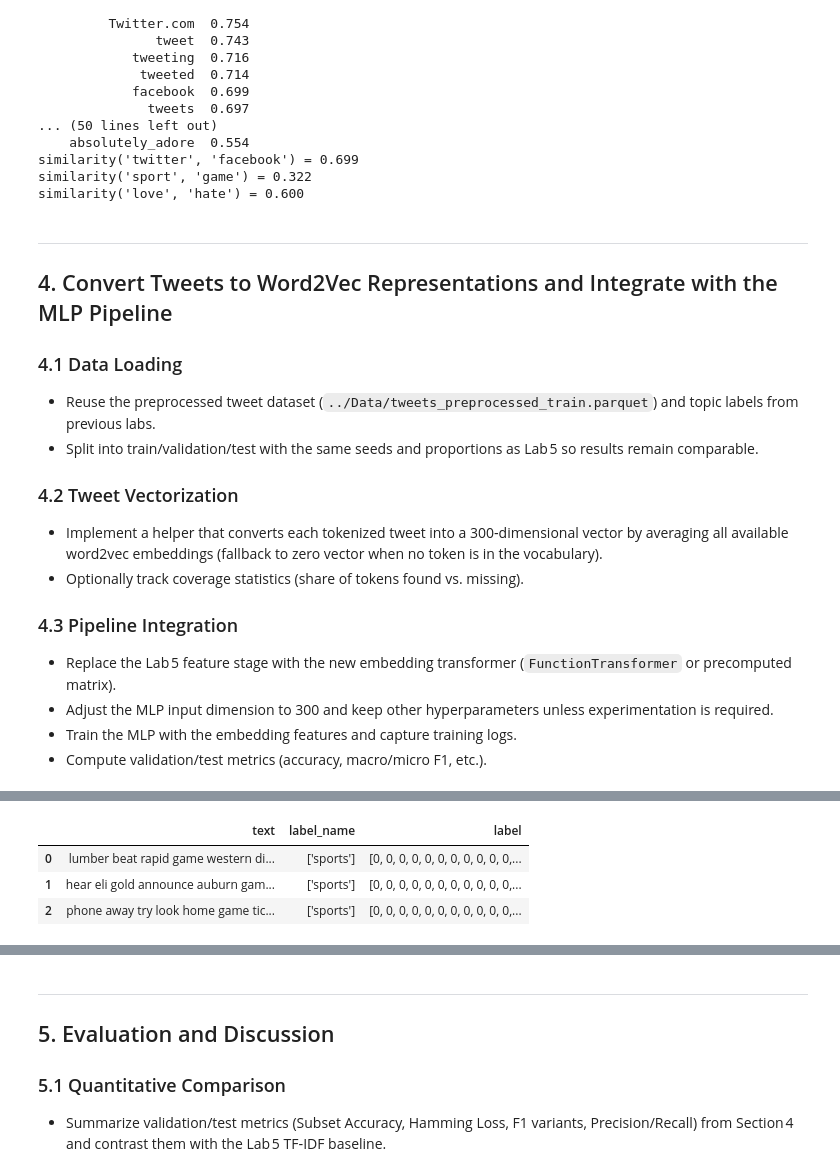
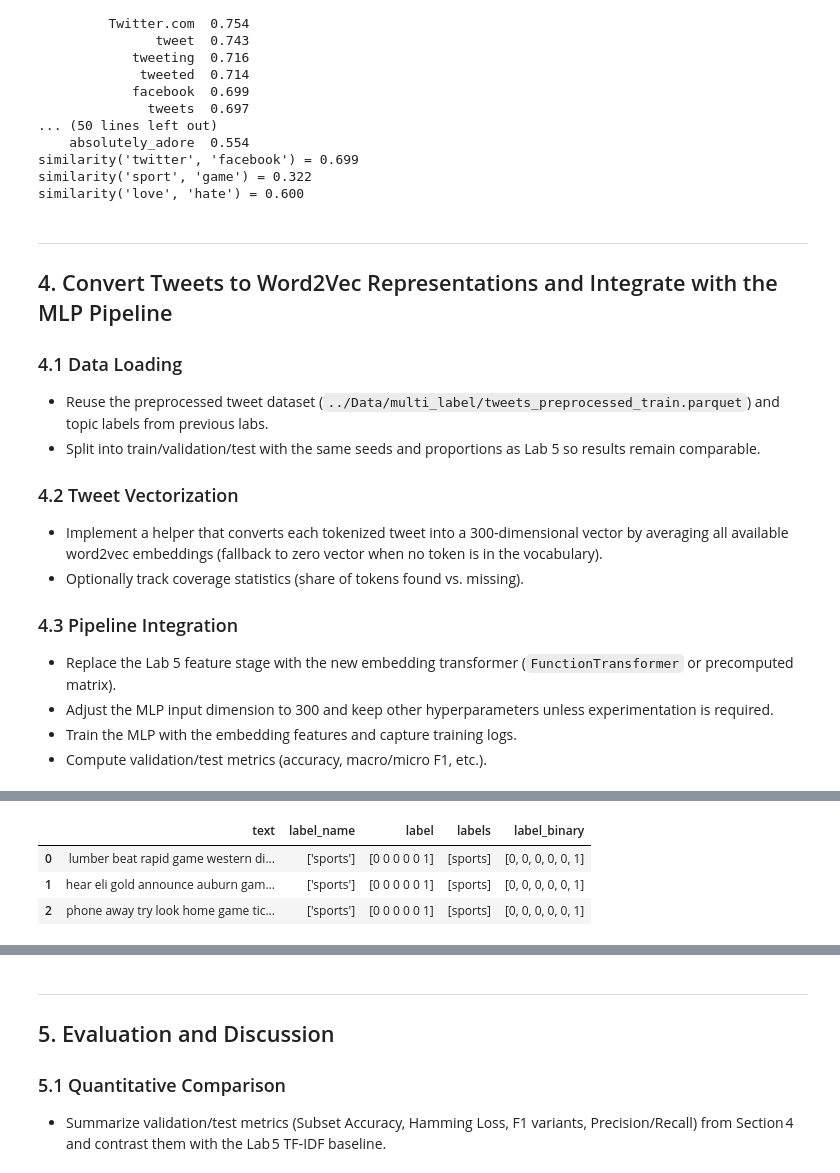
Before and after one commit to justus0306/NLP_25_26, a Jupyter notebook: Abgabe/Notebooks/lab6.ipynb, the cells around one changed output, grey strips where cells are left out. Saved outputs shown, nothing was run; the diff lists cells and outputs as text; code cells hidden in the pictures.

```diff
--- a/Abgabe/Notebooks/lab6.ipynb
+++ b/Abgabe/Notebooks/lab6.ipynb
@@ -181,23 +180,77 @@ similarity('love', 'hate') = 0.600
 ## 4. Convert Tweets to Word2Vec Representations and Integrate with the MLP Pipeline
 
 ### 4.1 Data Loading
-- Reuse the preprocessed tweet dataset (`../Data/tweets_preprocessed_train.parquet`) and topic labels from previous labs.
-- Split into train/validation/test with the same seeds and proportions as Lab 5 so results remain comparable.
+- Reuse the preprocessed tweet dataset (`../Data/multi_label/tweets_preprocessed_train.parquet`) and topic labels from previous labs.
+- Split into train/validation/test with the same seeds and proportions as Lab 5 so results remain comparable.
 
 ### 4.2 Tweet Vectorization
 - Implement a helper that converts each tokenized tweet into a 300‑dimensional vector by averaging all available word2vec embeddings (fallback to zero vector when no token is in the vocabulary).
 - Optionally track coverage statistics (share of tokens found vs. missing).
 
 ### 4.3 Pipeline Integration
-- Replace the Lab 5 feature stage with the new embedding transformer (`FunctionTransformer` or precomputed matrix).
+- Replace the Lab 5 feature stage with the new embedding transformer (`FunctionTransformer` or precomputed matrix).
 - Adjust the MLP input dimension to 300 and keep other hyperparameters unless experimentation is required.
 - Train the MLP with the embedding features and capture training logs.
 - Compute validation/test metrics (accuracy, macro/micro F1, etc.).
 # %%
-# Load preprocessed training data from Lab 2
-print("\nLoading preprocessed training data from Lab 2...")
-df_train = pd.read_parquet(TRAIN_DATA_PATH)
-print(f"Training samples: {len(df_train):,}")
-print(f"Columns: {df_train.columns.tolist()}")
-df_train. head(3)
+# ============================================================
+# DATEN LADEN (KONSISTENT MIT LAB 5)
+# ============================================================
+# Lädt alle Daten aus den vorverarbeiteten Parquet-Dateien
+
+def parse_labels(value) -> List[str]:
+    """Parse label_name column into consistent Python lists (wie in Lab 5)."""
+    if isinstance(value, (list, np.ndarray)):
+        return [str(v) for v in value]
+    if isinstance(value, tuple):
+        return [str(v) for v in value]
+    if isinstance(value, str):
+        value = value.strip()
+        if value.startswith('[') and value.endswith(']'):
+            inner = value[1:-1].strip()
+            if not inner:
+                return []
+            inner = inner.replace("'", "").replace('"', '')
+            labels = [l.strip() for l in inner.split() if l.strip()]
+            return labels
+        try:
+            parsed = ast.literal_eval(value)
+            if isinstance(parsed, (list, tuple)):
+                return [str(v) for v in parsed]
+        except (ValueError, SyntaxError):
+            pass
+        return [value] if value else []
+    return [str(value)] if value else []
+
+def parse_binary_label(value) -> np.ndarray:
+    """Parse binary label array from string representation (wie in Lab 5)."""
+    if isinstance(value, np.ndarray):
+        return value
+    if isinstance(value, str):
+        inner = value.strip()[1:-1]
+        return np.array([int(x) for x in inner.split()])
+    return np.array(value)
+
+def load_preprocessed_dataset(path: str) -> pd.DataFrame:
+    """Load tweets from parquet and normalize the label columns (wie in Lab 5)."""
+    df = pd.read_parquet(path)
+    df = df.copy()
+    df["labels"] = df["label_name"].apply(parse_labels)
+    df["label_binary"] = df["label"].apply(parse_binary_label)
+    return df
+
+# Load all datasets from preprocessed parquet files
+print("="*60)
+print("LADE VORVERARBEITETE DATEN (wie Lab 5)")
+print("="*60)
+
+df_train = load_preprocessed_dataset(TRAIN_DATA_PATH)
+df_test = load_preprocessed_dataset(TEST_DATA_PATH)
+df_val = load_preprocessed_dataset(VALIDATION_DATA_PATH)
+
+print(f"\n✓ Training: {len(df_train):,} samples")
+print(f"✓ Test: {len(df_test):,} samples")
+print(f"✓ Validation: {len(df_val):,} samples")
+print(f"\nColumns: {df_train.columns.tolist()}")
+df_train.head(3)
 # %% [output]
@@ -207,5 +266,5 @@ Columns: ['text', 'label_name', 'label']
-|  | text | label_name | label |
-| 0 | lumber beat rapid game western di... | ['sports'] | [0, 0, 0, 0, 0, 0, 0, 0, 0, 0, 0,... |
-| 1 | hear eli gold announce auburn gam... | ['sports'] | [0, 0, 0, 0, 0, 0, 0, 0, 0, 0, 0,... |
-| 2 | phone away try look home game tic... | ['sports'] | [0, 0, 0, 0, 0, 0, 0, 0, 0, 0, 0,... |
+|  | text | label_name | label | labels | label_binary |
+| 0 | lumber beat rapid game western di... | ['sports'] | [0 0 0 0 0 1] | [sports] | [0, 0, 0, 0, 0, 1] |
+| 1 | hear eli gold announce auburn gam... | ['sports'] | [0 0 0 0 0 1] | [sports] | [0, 0, 0, 0, 0, 1] |
+| 2 | phone away try look home game tic... | ['sports'] | [0 0 0 0 0 1] | [sports] | [0, 0, 0, 0, 0, 1] |
 # %%
```
Also changed, not shown: parts of 14 cells of this notebook, 27 other files.
